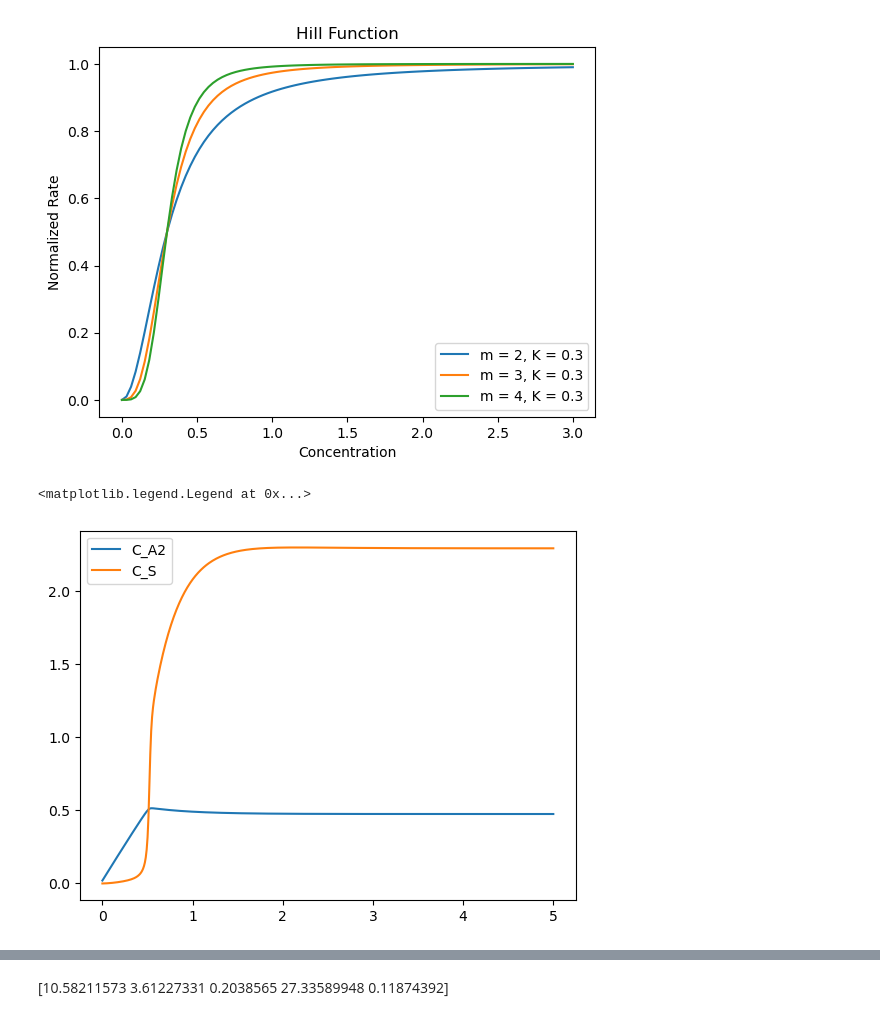
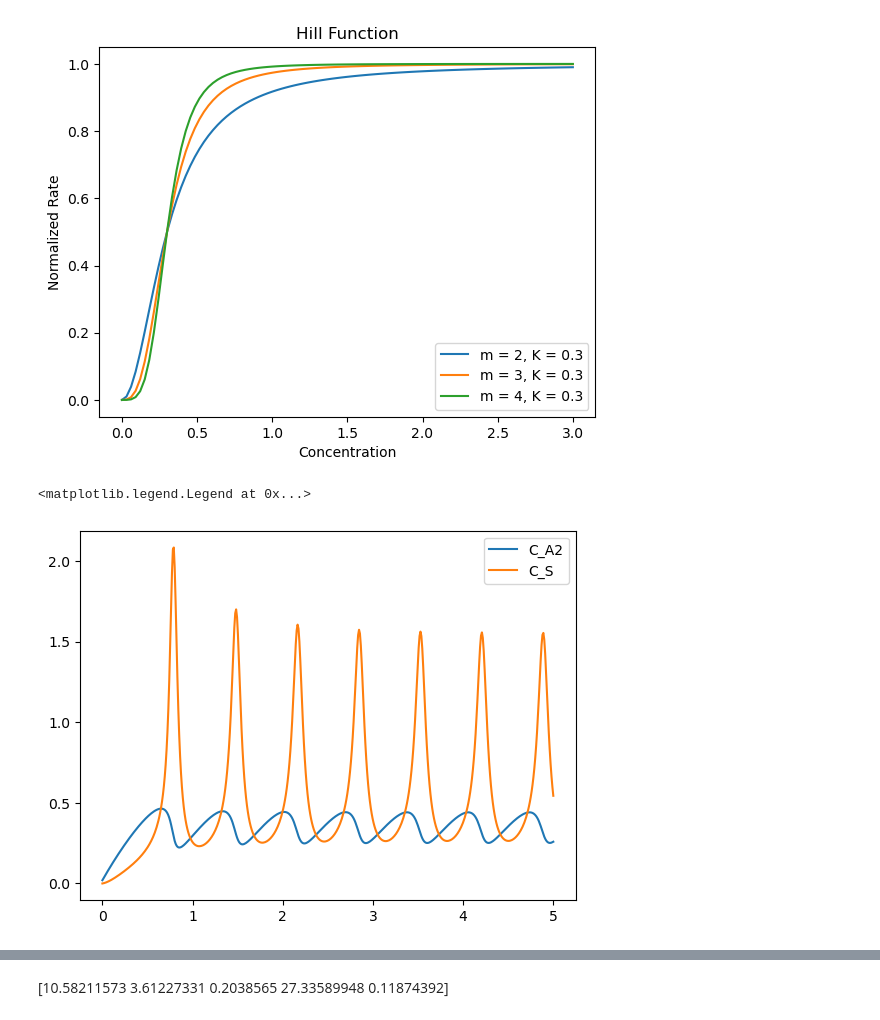
Before and after one commit to Zhiheng419/Chemical_Oscillation_Model, a Jupyter notebook: non_delayed_model.ipynb, the cells around one changed output, grey strips where cells are left out. Drawn from its saved outputs; the diff is of its cells as text; code cells hidden in the pictures.

```diff
--- a/non_delayed_model.ipynb
+++ b/non_delayed_model.ipynb
@@ -275,35 +275,35 @@ def model_Hill(t, vars, params, cmc):
 # %%
 init_cond = (0.02, 0) #C_A2 = 0.1, C_S = 0
 t = 5
 t_span = (0, t)
 t_eval = np.linspace(0, t, 500)
 
-alpha = 2
-beta = 2
-theta = 0.1
-phi = 3
-K = 0.1
+alpha = 7.5
+beta = 10
+theta = 0.8
+phi = 10
+K = 1.5
 
 lam = 0.17
-m = 4
+m = 3
 cmc = 0.52
 
 
 params = [alpha, beta, theta, phi, K, lam, m]
 model_Hill_partial = partial(model_Hill, params = params, cmc = cmc)
 
 solution = solve_ivp(model_Hill_partial, t_span = t_span, y0 = init_cond, t_eval = t_eval, rtol=1e-6, atol=1e-8)
 
 ep = Hill(cmc, m, K)
 
 Cs_sum = solution.y[1] + 1/ep * Hill(solution.y[1], m, params[4])
 
 plt.plot(solution.t, solution.y[0], label = 'C_A2')
 plt.plot(solution.t, Cs_sum, label = 'C_S')
 plt.legend()
 # %% [output]
 <matplotlib.legend.Legend at 0x...>
-[figure, old version]
+[figure, new version]
 # %%
 def model_Hill_5params(t, vars, params, lam, m, cmc):
     alpha, beta, theta, phi, K = params
```
Also changed, not shown: parts of 4 cells of this notebook.
